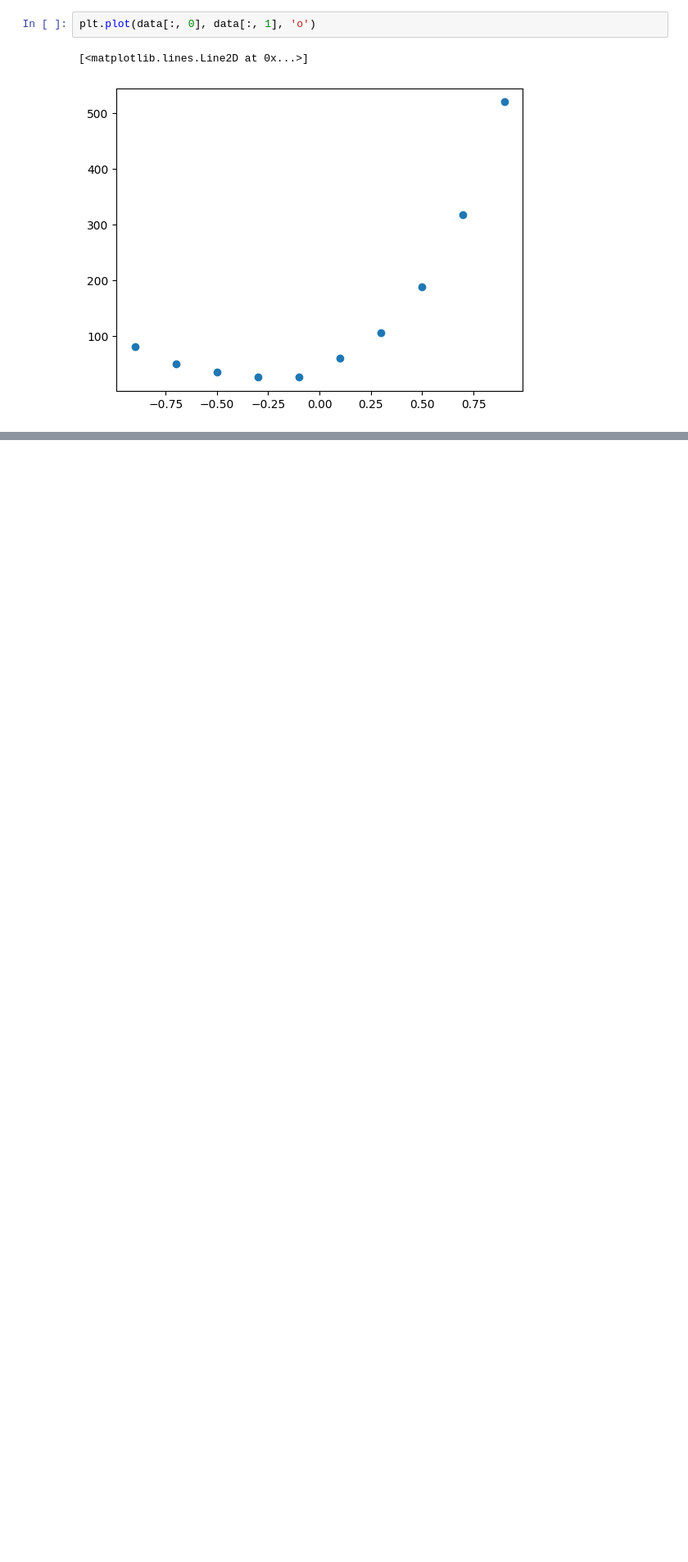
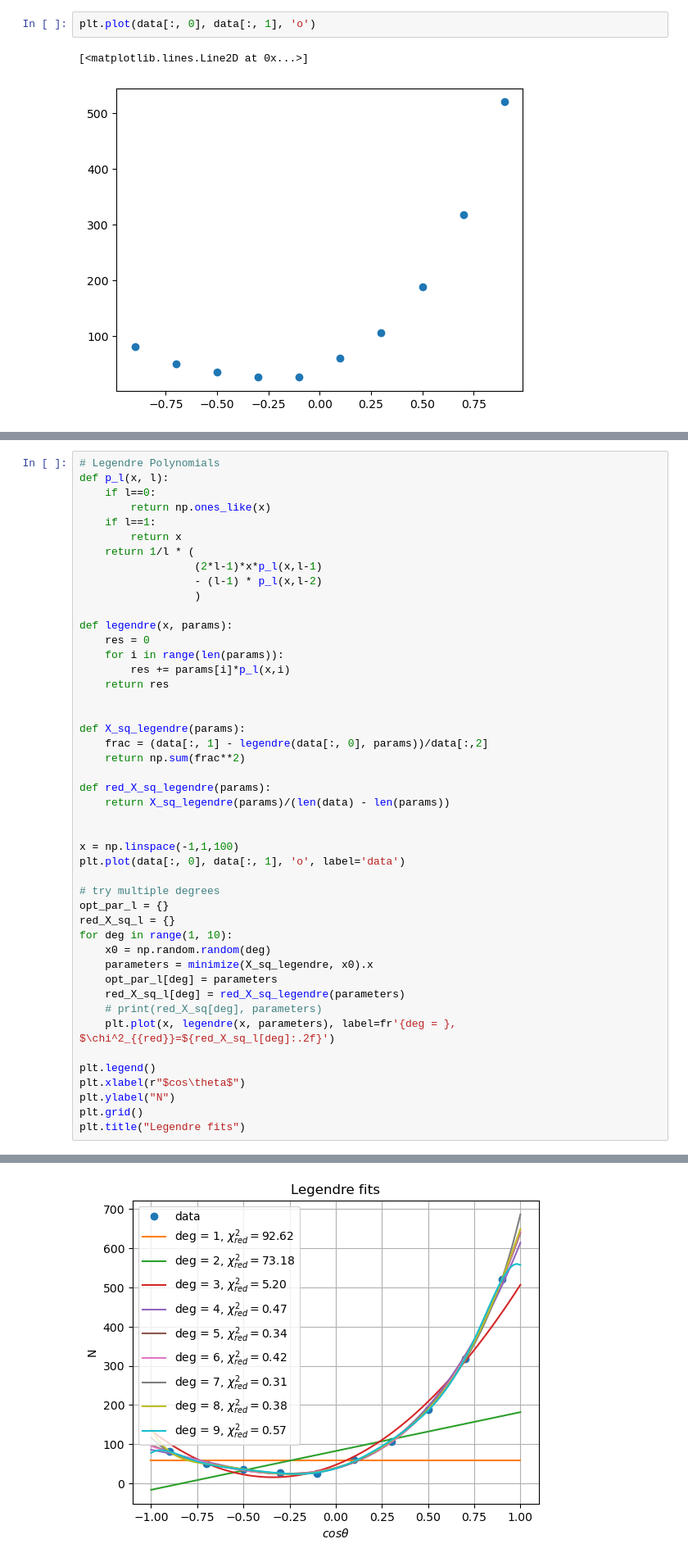
Before and after one commit to Cremetorte/CompPhyPraktikum2425, a Jupyter notebook: Thema5_Sim_Fit_exp_Daten/Aufgabe3.ipynb, the cells around one changed output, grey strips where cells are left out. Shown: that part at 82% size. Cells and saved outputs as stored; diff of their text form; blank space fills up the shorter version.

```diff
--- a/Thema5_Sim_Fit_exp_Daten/Aufgabe3.ipynb
+++ b/Thema5_Sim_Fit_exp_Daten/Aufgabe3.ipynb
@@ -28,0 +78,47 @@ for degree in range(5):
+# %%
+# Legendre Polynomials
+def p_l(x, l):
+    if l==0:
+        return np.ones_like(x)
+    if l==1:
+        return x
+    return 1/l * (
+                  (2*l-1)*x*p_l(x,l-1)
+                  - (l-1) * p_l(x,l-2)
+                  )
+
+def legendre(x, params):
+    res = 0
+    for i in range(len(params)):
+        res += params[i]*p_l(x,i)
+    return res
+
+
+def X_sq_legendre(params):
+    frac = (data[:, 1] - legendre(data[:, 0], params))/data[:,2]
+    return np.sum(frac**2)
+
+def red_X_sq_legendre(params):
+    return X_sq_legendre(params)/(len(data) - len(params))
+
+
+x = np.linspace(-1,1,100)
+plt.plot(data[:, 0], data[:, 1], 'o', label='data')
+
+# try multiple degrees
+opt_par_l = {}
+red_X_sq_l = {}
+for deg in range(1, 10):
+    x0 = np.random.random(deg)
+    parameters = minimize(X_sq_legendre, x0).x
+    opt_par_l[deg] = parameters
+    red_X_sq_l[deg] = red_X_sq_legendre(parameters)
+    # print(red_X_sq[deg], parameters)
+    plt.plot(x, legendre(x, parameters), label=fr'{deg = }, $\chi^2_{{red}}=${red_X_sq_l[deg]:.2f}')
+
+plt.legend()
+plt.xlabel(r"$cos\theta$")
+plt.ylabel("N")
+plt.grid()
+plt.title("Legendre fits")
+# %% [output]
@@ -28,0 +126 @@ for degree in range(5):
+[figure, added]
```
Also changed, not shown: parts of 8 cells of this notebook, 1 other file.
